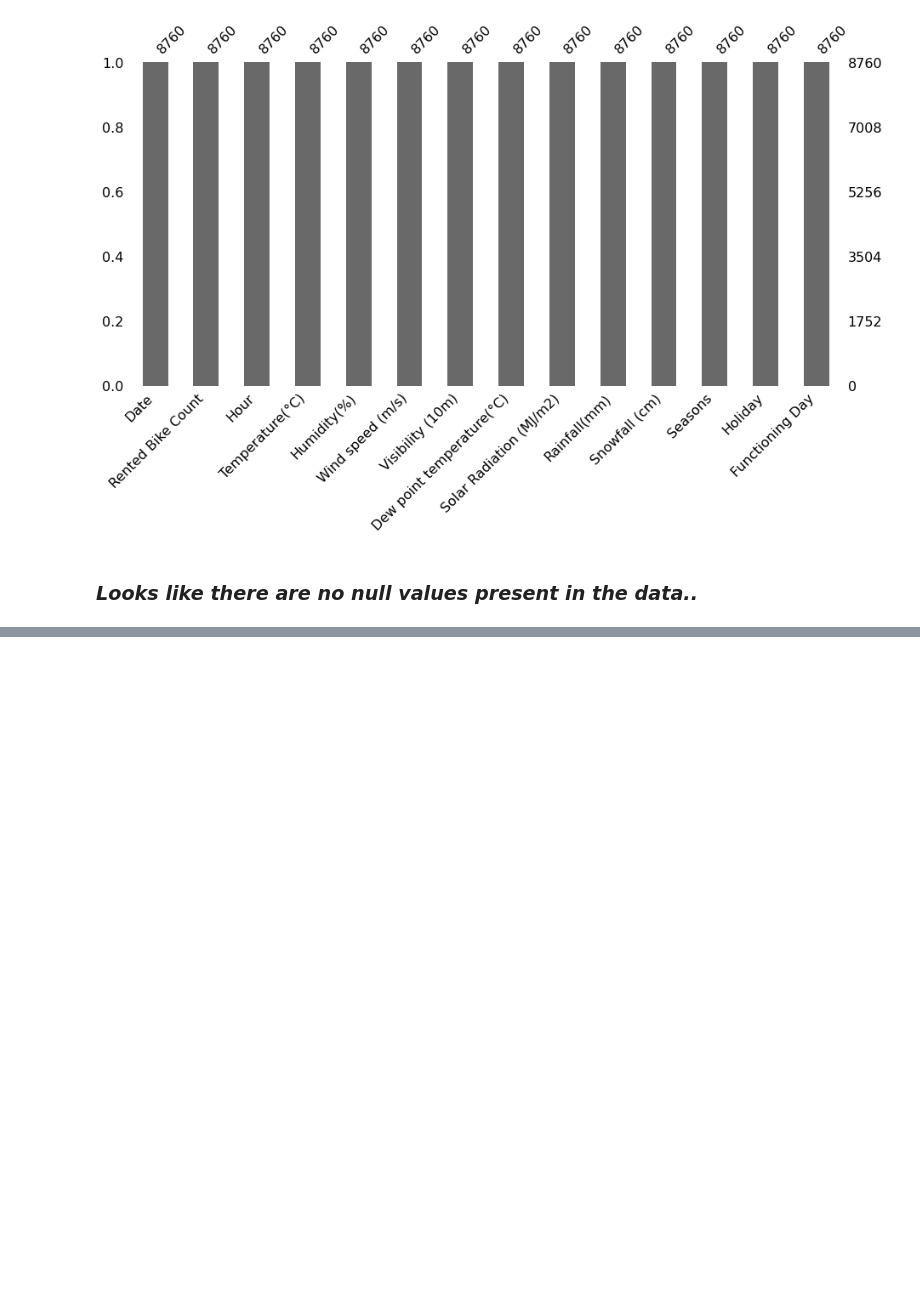
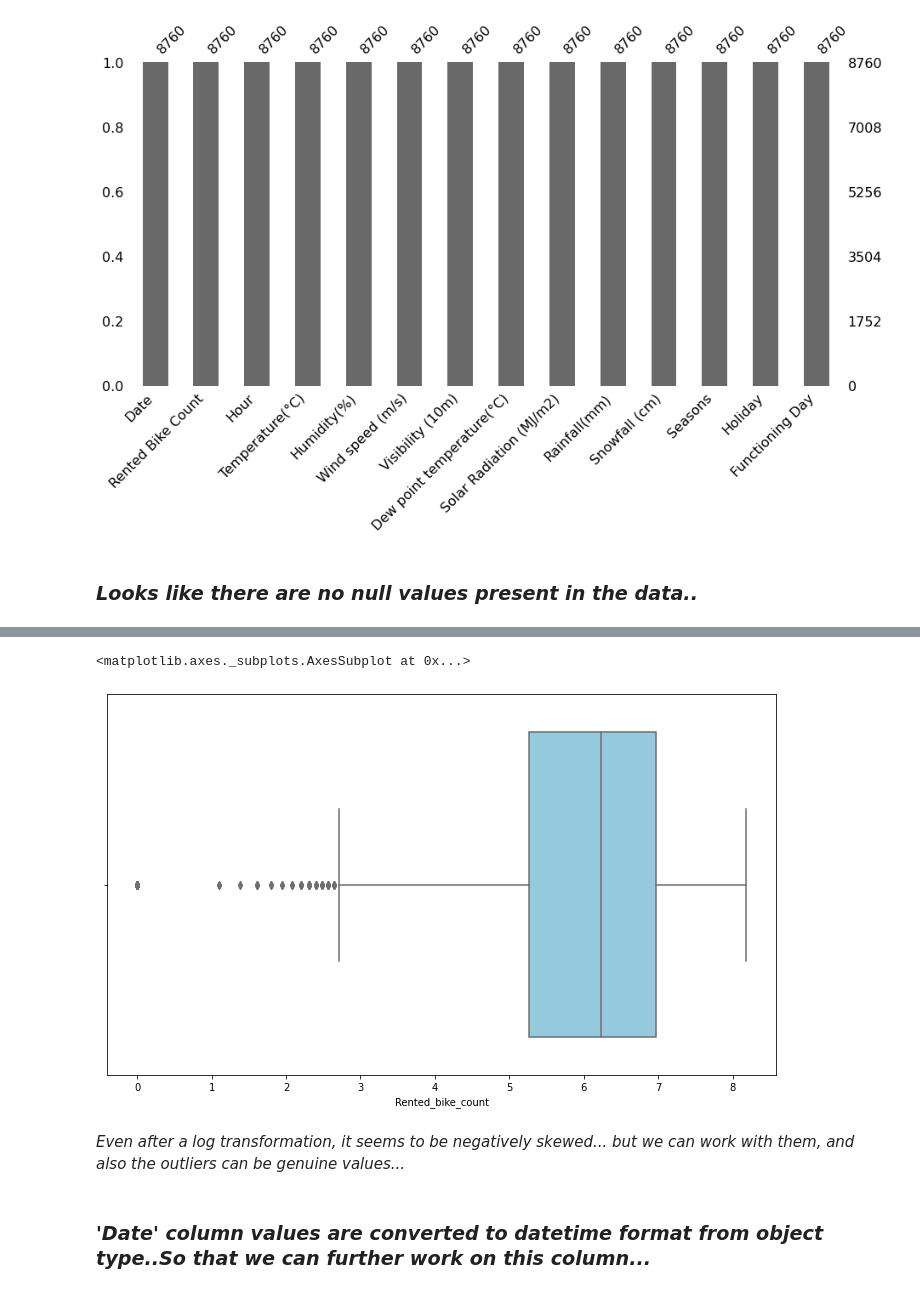
Before and after one commit to RanojoyBiswas/Bike-Sharing-Demand-Prediction, a Jupyter notebook: Bike_Sharing_Demand_Prediction_Capstone_Project.ipynb, the cells around one changed output, grey strips where cells are left out. Saved outputs shown, nothing was run; the diff lists cells and outputs as text; code cells hidden in the pictures; blank space fills up the shorter version.

```diff
--- a/Bike_Sharing_Demand_Prediction_Capstone_Project.ipynb
+++ b/Bike_Sharing_Demand_Prediction_Capstone_Project.ipynb
@@ -200,0 +311,11 @@ msno.bar(dataset, figsize = (15,7))
+# %%
+# plotting a boxplot
+plt.figure(figsize=(12,7))
+sns.boxplot(np.log1p(df['Rented_bike_count']), color = 'skyblue')
+# %% [output]
+<matplotlib.axes._subplots.AxesSubplot at 0x...>
+[figure, added]
+# %% [markdown]
+*Even after a log transformation, it seems to be negatively skewed... but we can work with them, and also the outliers can be genuine values...*
+# %% [markdown]
+### *'Date' column values are converted to datetime format from object type..So that we can further work on this column...*
```
Also changed, not shown: parts of 56 cells of this notebook.
